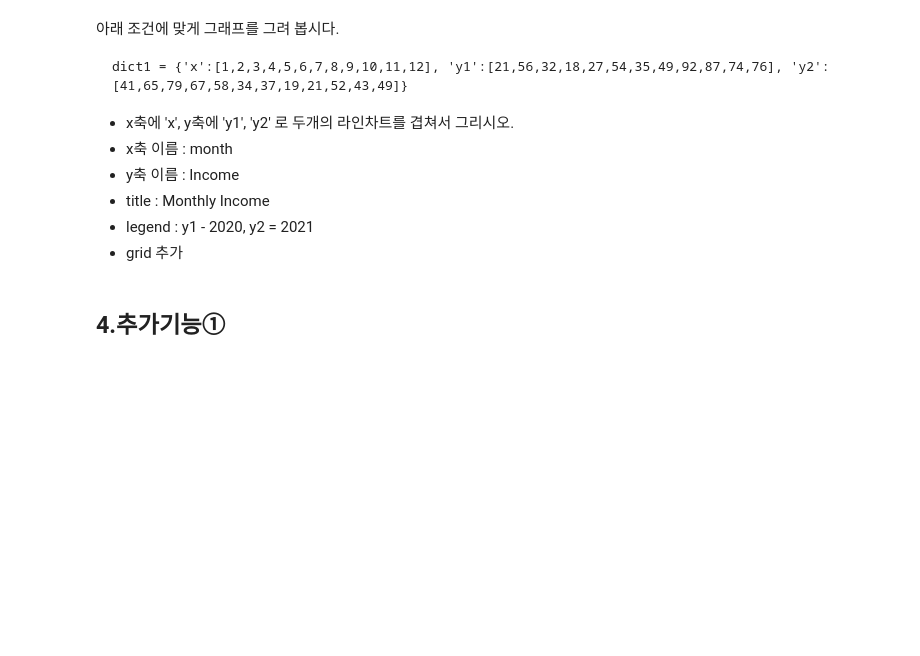
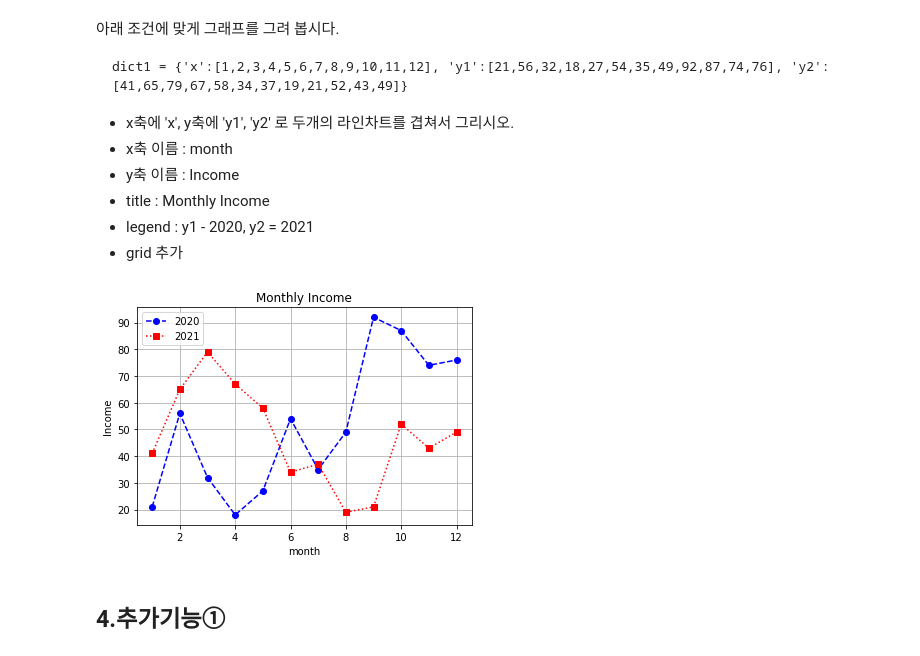
Before and after one commit to cyeongy/kt-aivle, a Jupyter notebook: 데이터 분석 및 의미찾기/01과 matplotlib.ipynb, the cells around one changed output. Drawn from its saved outputs; the diff is of its cells as text; code cells hidden in the pictures; blank space fills up the shorter version.

```diff
--- a/데이터 분석 및 의미찾기/01과 matplotlib.ipynb
+++ b/데이터 분석 및 의미찾기/01과 matplotlib.ipynb
@@ -170,6 +198,21 @@ plt.show()
 * title : Monthly Income
 * legend : y1 - 2020, y2 = 2021
 * grid 추가
+# %%
+dict1 = {'x': [1, 2, 3, 4, 5, 6, 7, 8, 9, 10, 11, 12],
+         'y1': [21, 56, 32, 18, 27, 54, 35, 49, 92, 87, 74, 76],
+         'y2': [41, 65, 79, 67, 58, 34, 37, 19, 21, 52, 43, 49]}
+
+plt.plot('x', 'y1', 'bo--', data=dict1, label='2020')
+plt.plot('x', 'y2', 'rs:', data=dict1, label='2021')
+plt.xlabel('month')
+plt.ylabel('Income')
+plt.title('Monthly Income')
+plt.grid()
+plt.legend()
+plt.show()
+# %% [output]
+[figure, added]
 # %% [markdown]
 ## 4.추가기능①
 # %% [markdown]
```
Also changed, not shown: parts of 27 cells of this notebook, 4 other files.
